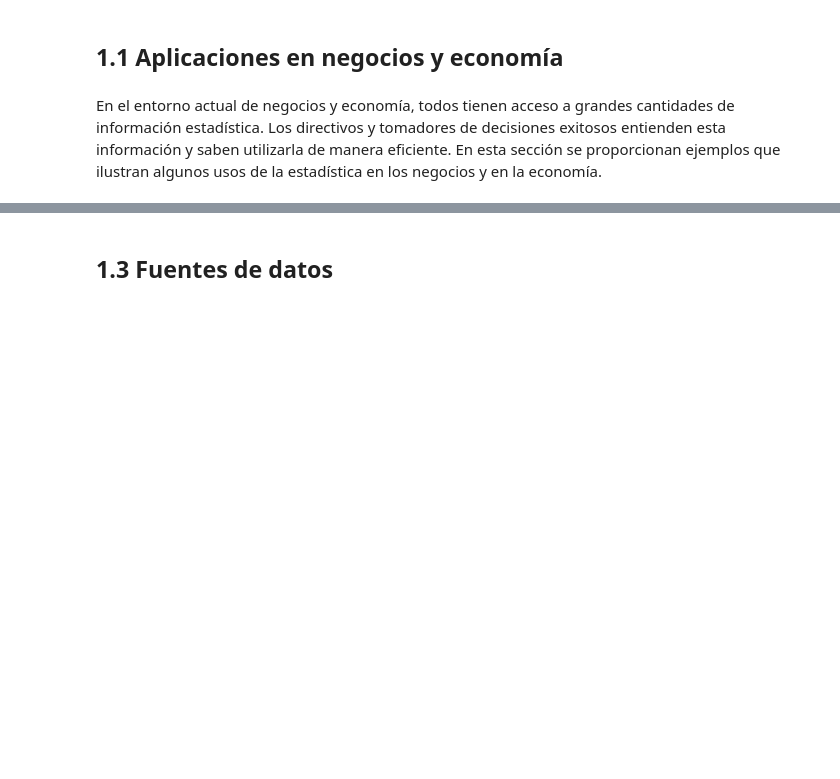
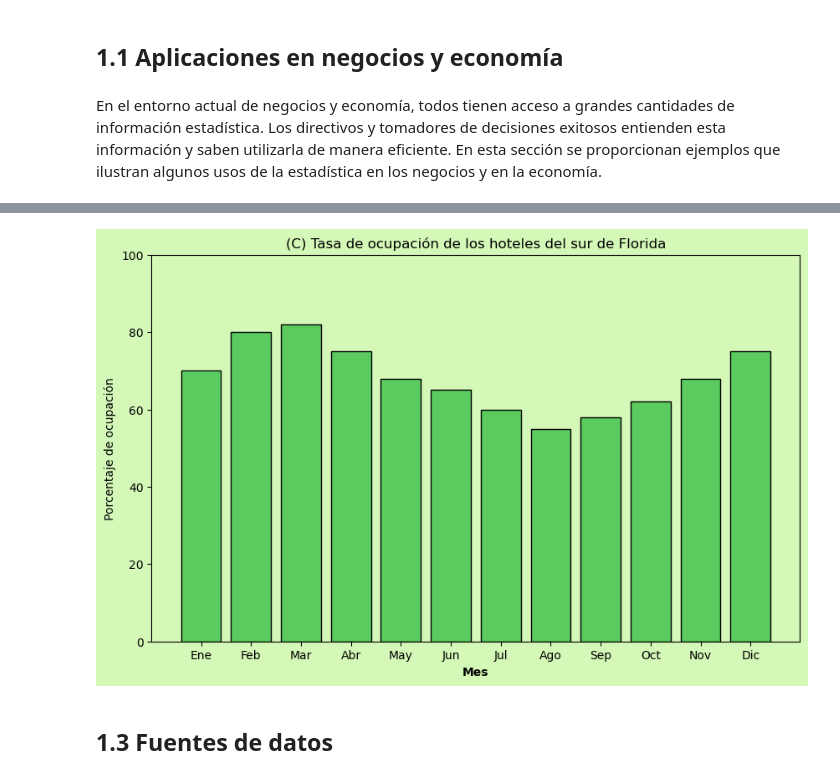
Before and after one commit to CrisBelDev/ebook-Estadistica2, a Jupyter notebook: docs/capitulo1.ipynb, the cells around one changed output, grey strips where cells are left out. Drawn from its saved outputs; the diff is of its cells as text; code cells hidden in the pictures; blank space fills up the shorter version.

```diff
--- a/docs/capitulo1.ipynb
+++ b/docs/capitulo1.ipynb
@@ -217,3 +452,36 @@ Gráfica (C): Tasas de ocupación en hoteles de Florida del sur. Se observan tas
+# %%
+import matplotlib.pyplot as plt
+import pandas as pd
+
+# Meses representados en el gráfico
+meses = ['Ene', 'Feb', 'Mar', 'Abr', 'May', 'Jun', 'Jul', 'Ago', 'Sep', 'Oct', 'Nov', 'Dic']
+
+# Valores aproximados de la tasa de ocupación de los hoteles del sur de Florida (en porcentaje)
+tasas_ocupacion = [
+    70, 80, 82, 75, 68, 65, 60, 55, 58, 62, 68, 75
+]
+
+# Crear un DataFrame para los datos
+datos_ocupacion_hoteles = pd.DataFrame({'Mes': meses, 'Porcentaje de ocupación': tasas_ocupacion})
+
+# Configuración del gráfico de barras
+plt.figure(figsize=(10, 6))
+plt.bar(datos_ocupacion_hoteles['Mes'], datos_ocupacion_hoteles['Porcentaje de ocupación'], color='#5CCB5F', edgecolor='black')
+plt.title('(C) Tasa de ocupación de los hoteles del sur de Florida')
+plt.xlabel('Mes', fontweight='bold')
+plt.ylabel('Porcentaje de ocupación')
+plt.ylim(0, 100)  # Establecer los límites del eje y
+
+# Color de fondo
+ax = plt.gca()
+ax.set_facecolor('#D4F8B7')  # Color de fondo claro
+fig = plt.gcf()
+fig.patch.set_facecolor('#D4F8B7')  # Color de fondo para la figura
+
+# Mostrar el gráfico de barras
+plt.show()
+# %% [output]
+[figure, added]
 # %% [markdown]
 ## <div class = "indice_titulo"><span class="section-number">1.3</span> **Fuentes de datos**</div>
 # %% [markdown]
```
Also changed, not shown: parts of 52 cells of this notebook, 1 other file.
